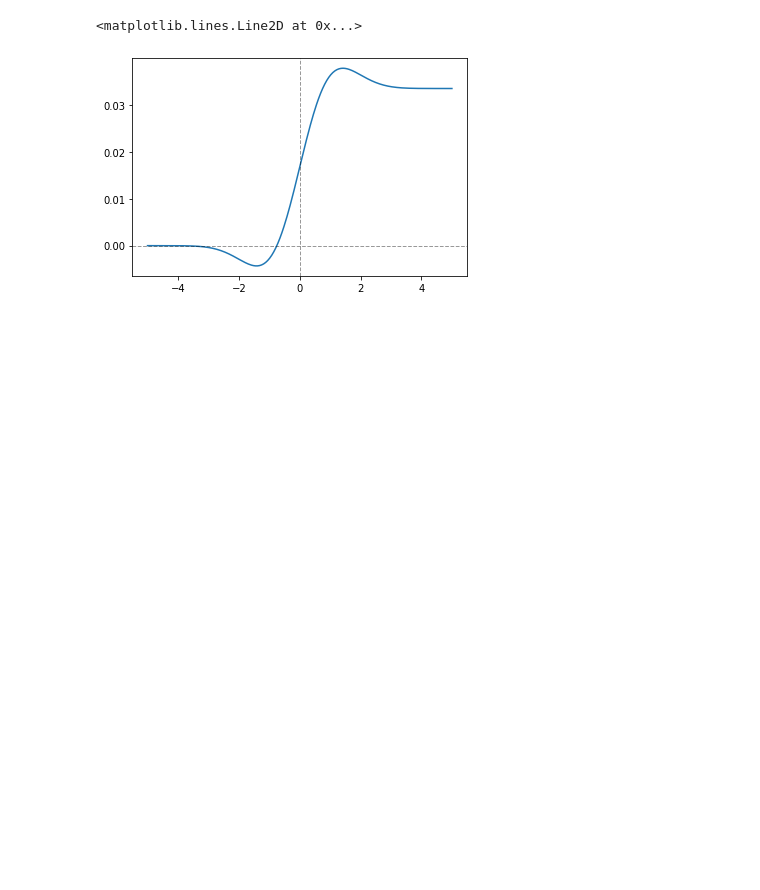
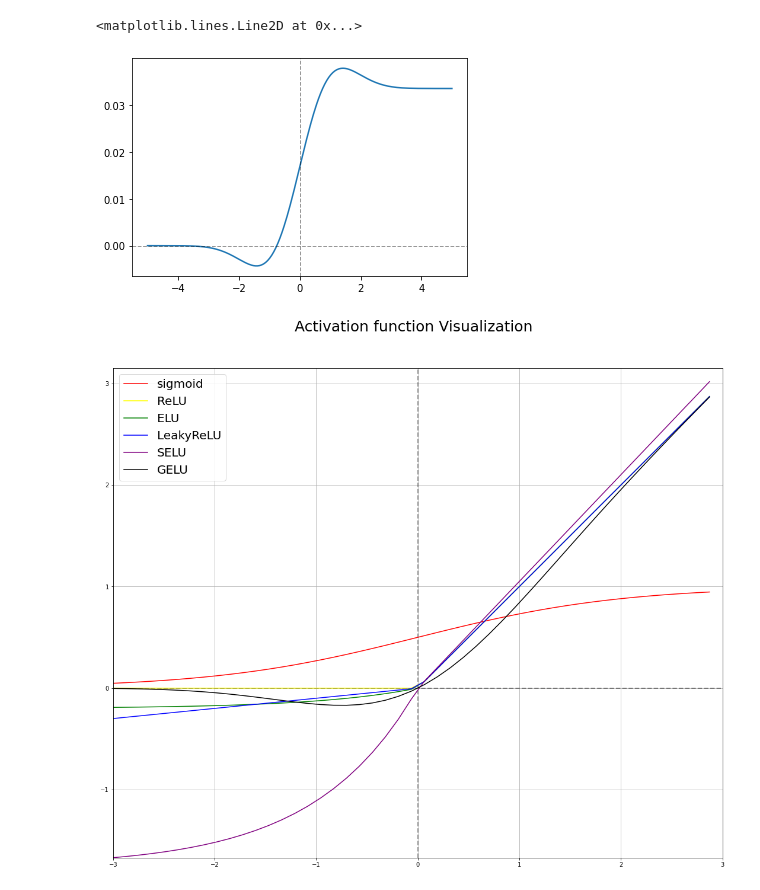
Before and after one commit to dslisleedh/from_scratch, a Jupyter notebook: activationfunction/activationfunction.ipynb, the cells around one changed output. Drawn from its saved outputs; the diff is of its cells as text; code cells hidden in the pictures; blank space fills up the shorter version.

```diff
--- a/activationfunction/activationfunction.ipynb
+++ b/activationfunction/activationfunction.ipynb
@@ -163,0 +257,6 @@ plt.axvline(0, color='black', linewidth=1, alpha = .4, linestyle = '--')
+# %%
+vis = activation_Vis()
+# %%
+vis.visualize(15,15,50)
+# %% [output]
+[figure, added]
```
Also changed, not shown: parts of 1 cell of this notebook, 1 other file.
